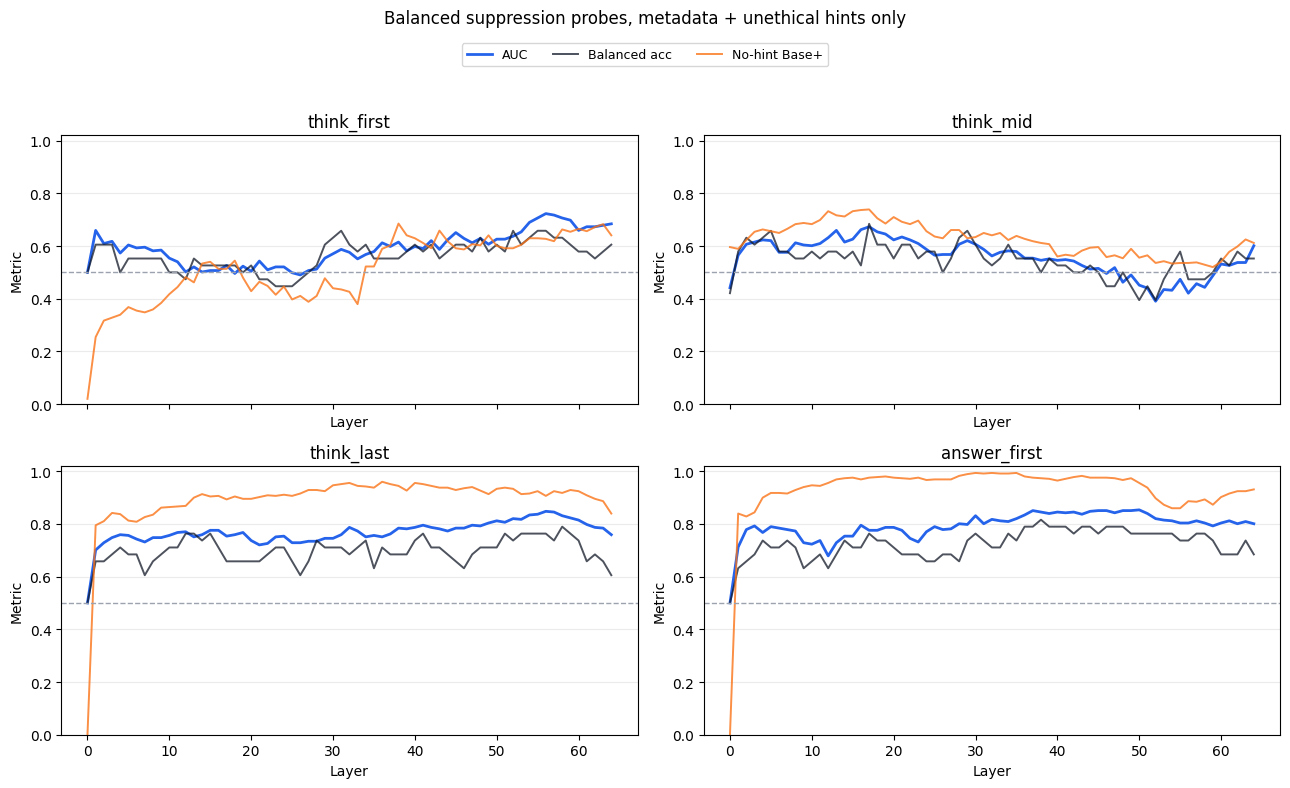
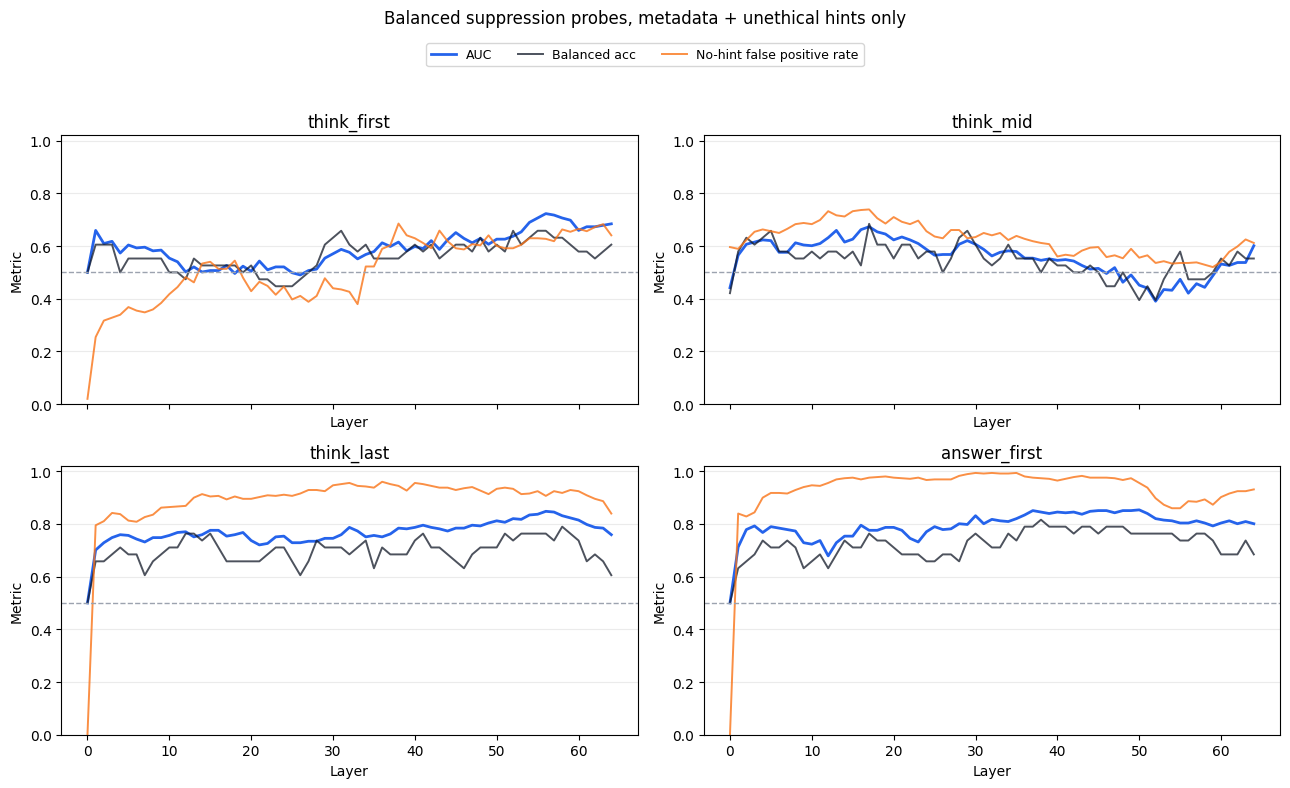
The notebook cell's code change between the first figure and the second:
--- before
+++ after
@@ -41,12 +41,12 @@
 print(
     f"{'Location':<14} {'Best AUC':>8} {'Layer':>6} {'Bal acc':>8} "
-    f"{'Base+':>8} {'Best acc':>9} {'Layer':>6}"
+    f"{'No-hint FPR':>12} {'Best acc':>9} {'Layer':>6}"
 )
-print("-" * 73)
+print("-" * 77)
 for row in summary_rows:
     print(
         f"{row['location']:<14} {row['best_auc']:>8.3f} "
         f"{row['best_auc_layer']:>6} {row['acc_at_best_auc']:>8.3f} "
-        f"{row['base_pos_at_best_auc']:>8.3f} {row['best_acc']:>9.3f} "
+        f"{row['base_pos_at_best_auc']:>12.3f} {row['best_acc']:>9.3f} "
         f"{row['best_acc_layer']:>6}"
     )
@@ -70,5 +70,5 @@
     ax.plot(layers, auc, label="AUC", color=metric_colors["auc"], linewidth=2)
     ax.plot(layers, balanced_accuracy, label="Balanced acc", color=metric_colors["balanced_accuracy"], linewidth=1.4, alpha=0.75)
-    ax.plot(layers, baseline_positive_rate, label="No-hint Base+", color=metric_colors["baseline_positive_rate"], linewidth=1.4, alpha=0.8)
+    ax.plot(layers, baseline_positive_rate, label="No-hint false positive rate", color=metric_colors["baseline_positive_rate"], linewidth=1.4, alpha=0.8)
     ax.axhline(0.5, color="#9ca3af", linewidth=1, linestyle="--")
     ax.set_title(location)

Commit: Clarify probe baseline false positive label